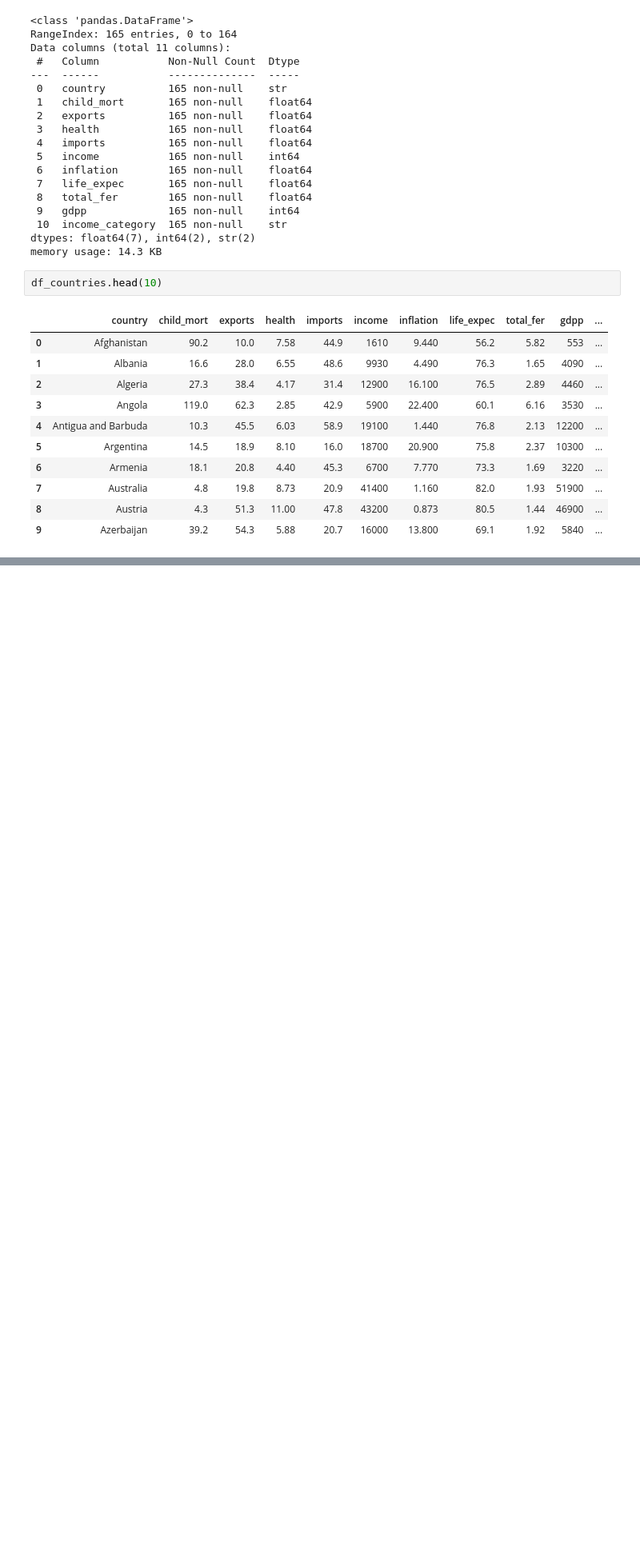
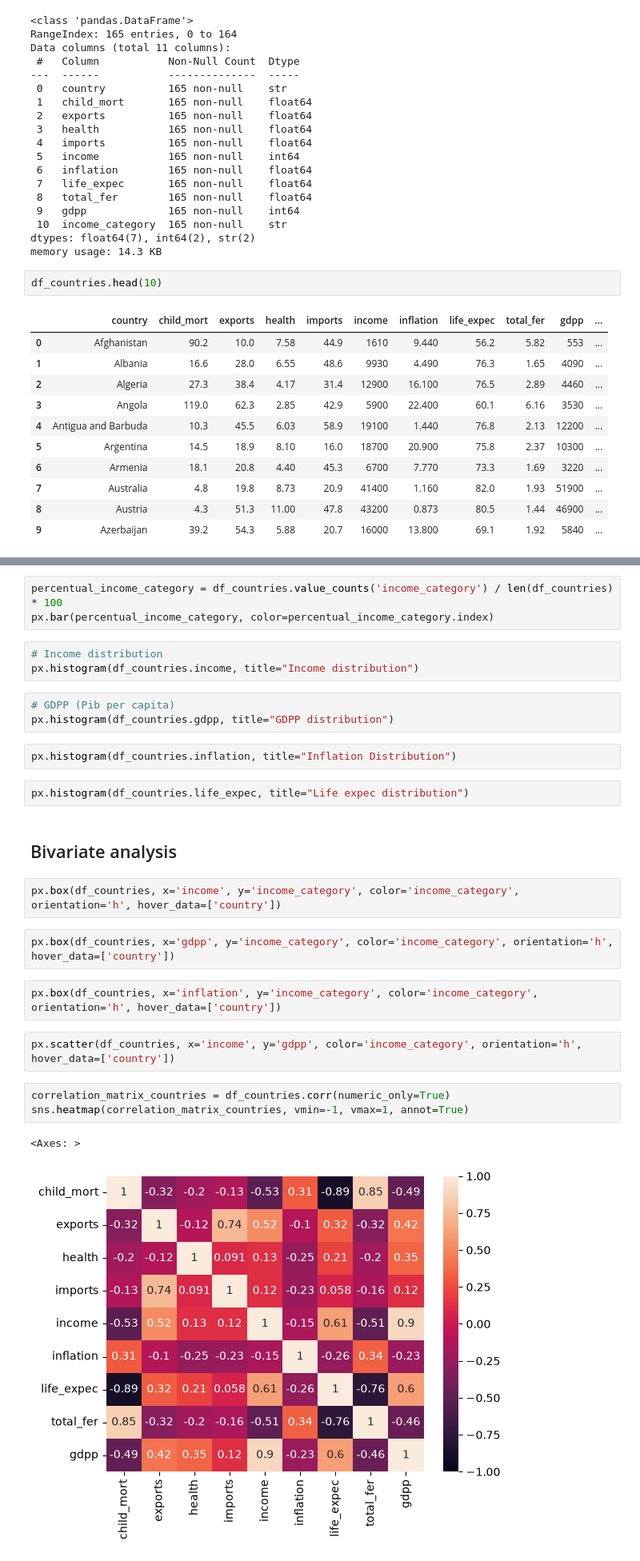
Before and after one commit to Reifhel/ml_models_practice, a Jupyter notebook: 09. PCA/Dimensionality reduction PCA/pca_countrys.ipynb, the cells around one changed output, grey strips where cells are left out. Shown at 80% size. Saved outputs shown, nothing was run; the diff lists cells and outputs as text; blank space fills up the shorter version.

```diff
--- a/09. PCA/Dimensionality reduction PCA/pca_countrys.ipynb
+++ b/09. PCA/Dimensionality reduction PCA/pca_countrys.ipynb
@@ -56,0 +71,29 @@ df_countries.head(10)
+# %%
+percentual_income_category = df_countries.value_counts('income_category') / len(df_countries) * 100
+px.bar(percentual_income_category, color=percentual_income_category.index)
+# %%
+# Income distribution
+px.histogram(df_countries.income, title="Income distribution")
+# %%
+# GDPP (Pib per capita)
+px.histogram(df_countries.gdpp, title="GDPP distribution")
+# %%
+px.histogram(df_countries.inflation, title="Inflation Distribution")
+# %%
+px.histogram(df_countries.life_expec, title="Life expec distribution")
+# %% [markdown]
+## Bivariate analysis
+# %%
+px.box(df_countries, x='income', y='income_category', color='income_category', orientation='h', hover_data=['country'])
+# %%
+px.box(df_countries, x='gdpp', y='income_category', color='income_category', orientation='h', hover_data=['country'])
+# %%
+px.box(df_countries, x='inflation', y='income_category', color='income_category', orientation='h', hover_data=['country'])
+# %%
+px.scatter(df_countries, x='income', y='gdpp', color='income_category', orientation='h', hover_data=['country'])
+# %%
+correlation_matrix_countries = df_countries.corr(numeric_only=True)
+sns.heatmap(correlation_matrix_countries, vmin=-1, vmax=1, annot=True)
+# %% [output]
+<Axes: >
+[figure, added]
```
Also changed, not shown: parts of 18 cells of this notebook.
